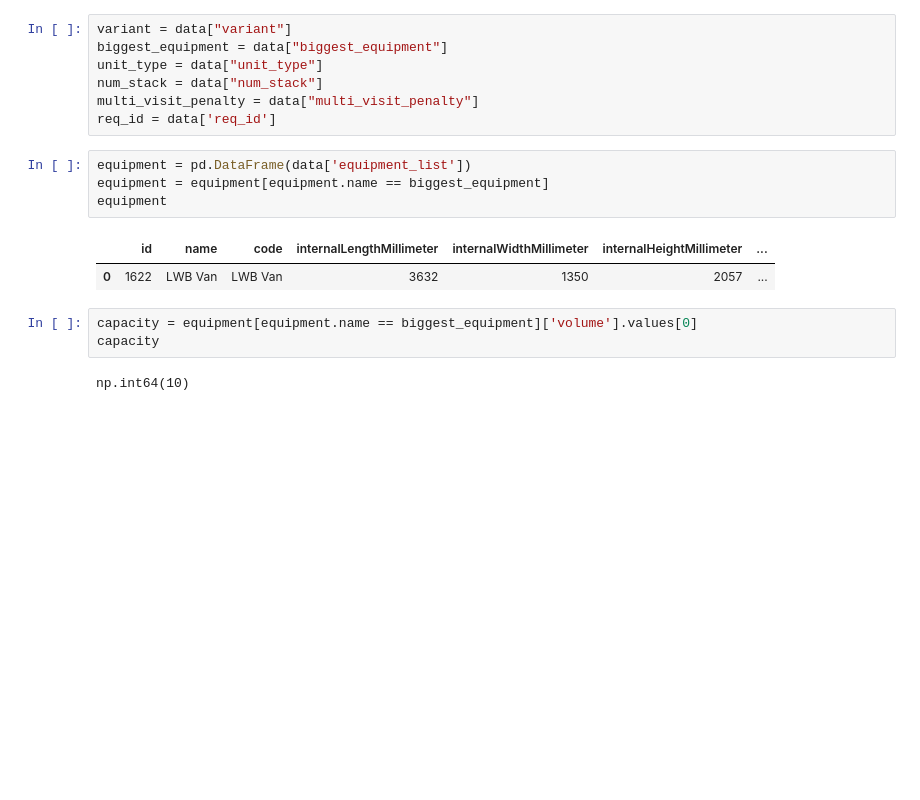
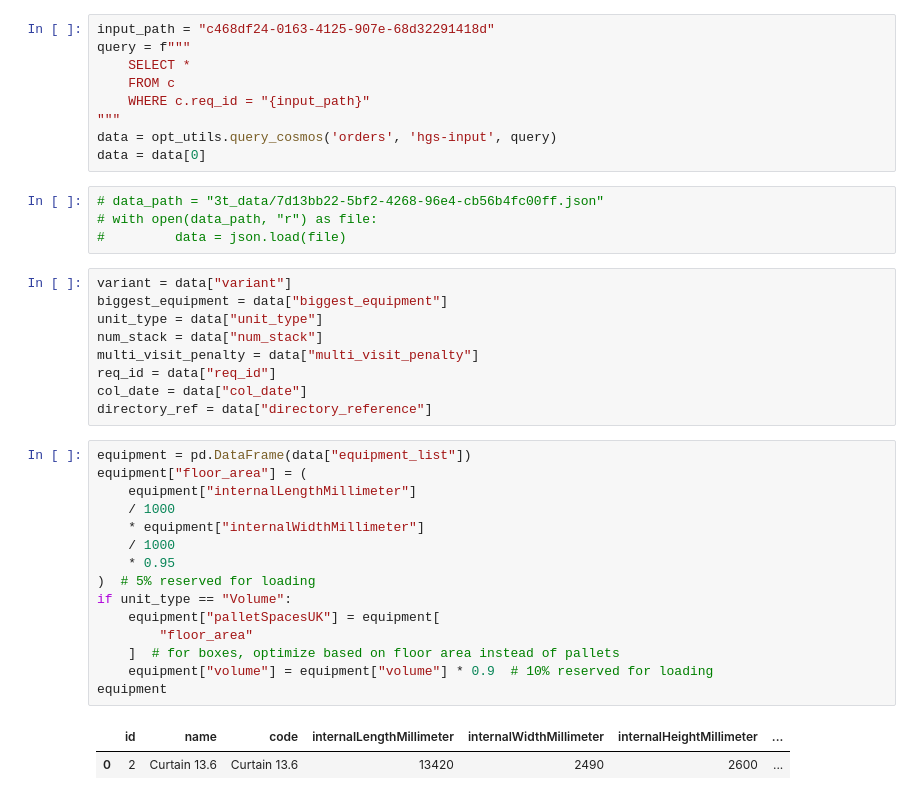
Before and after one commit to natuhvnh/routefinder, a Jupyter notebook: infer.ipynb, the cells around one changed output. Drawn from its saved outputs; the diff is of its cells as text; blank space fills up the shorter version.

```diff
--- a/infer.ipynb
+++ b/infer.ipynb
@@ -40,19 +35,40 @@ data
+# %%
+input_path = "c468df24-0163-4125-907e-68d32291418d"
+query = f"""
+    SELECT *
+    FROM c
+    WHERE c.req_id = "{input_path}"
+"""
+data = opt_utils.query_cosmos('orders', 'hgs-input', query)
+data = data[0]
+# %%
+# data_path = "3t_data/7d13bb22-5bf2-4268-96e4-cb56b4fc00ff.json"
+# with open(data_path, "r") as file:
+#         data = json.load(file)
 # %%
 variant = data["variant"]
 biggest_equipment = data["biggest_equipment"]
 unit_type = data["unit_type"]
 num_stack = data["num_stack"]
 multi_visit_penalty = data["multi_visit_penalty"]
-req_id = data['req_id']
+req_id = data["req_id"]
+col_date = data["col_date"]
+directory_ref = data["directory_reference"]
-# %%
-equipment = pd.DataFrame(data['equipment_list'])
-equipment = equipment[equipment.name == biggest_equipment]
-equipment
-# %% [output]
-|  | id | name | code | internalLengthMillimeter | internalWidthMillimeter | internalHeightMillimeter | ... |
-| 0 | 1622 | LWB Van | LWB Van | 3632 | 1350 | 2057 | ... |
-# %%
-capacity = equipment[equipment.name == biggest_equipment]['volume'].values[0]
-capacity
-# %% [output]
-np.int64(10)
+# %%
+equipment = pd.DataFrame(data["equipment_list"])
+equipment["floor_area"] = (
+    equipment["internalLengthMillimeter"]
+    / 1000
+    * equipment["internalWidthMillimeter"]
+    / 1000
+    * 0.95
+)  # 5% reserved for loading
+if unit_type == "Volume":
+    equipment["palletSpacesUK"] = equipment[
+        "floor_area"
+    ]  # for boxes, optimize based on floor area instead of pallets
+    equipment["volume"] = equipment["volume"] * 0.9  # 10% reserved for loading
+equipment
+# %% [output]
+|  | id | name | code | internalLengthMillimeter | internalWidthMillimeter | internalHeightMillimeter | ... |
+| 0 | 2 | Curtain 13.6 | Curtain 13.6 | 13420 | 2490 | 2600 | ... |
```
Also changed, not shown: parts of 46 cells of this notebook, 17 other files.
